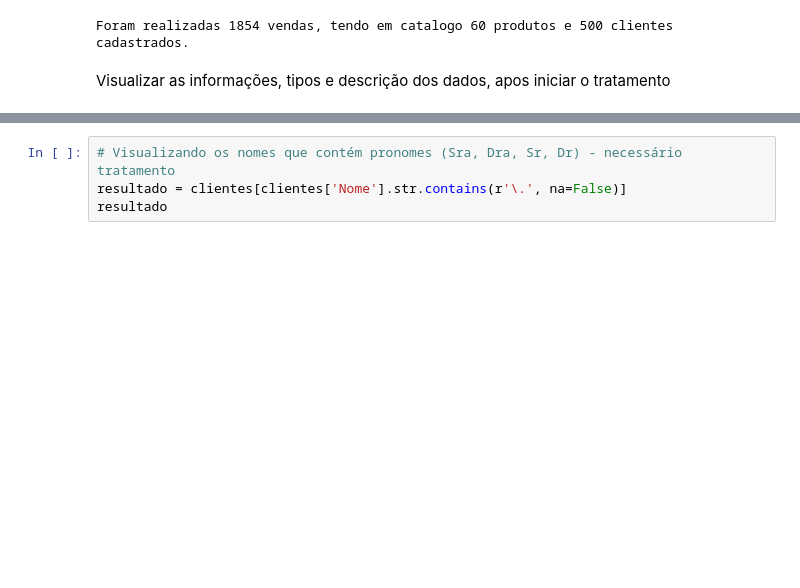
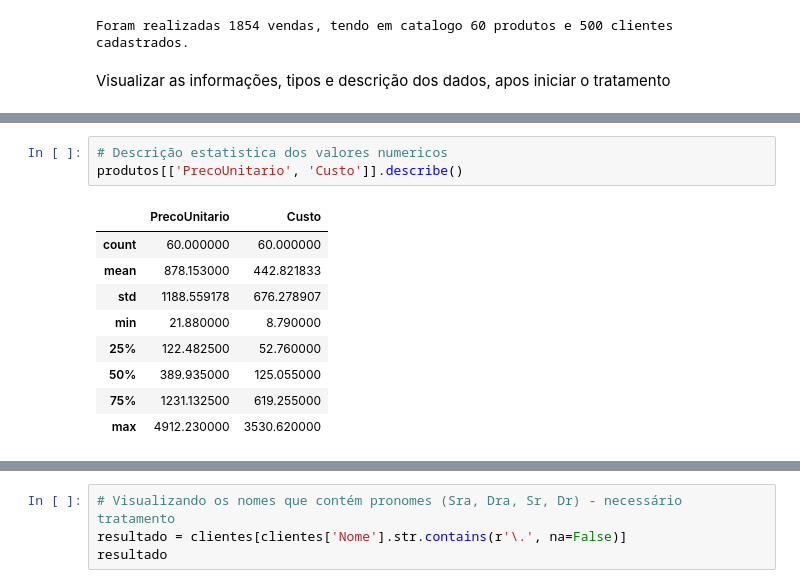
Before and after one commit to wendellbarcelos/Analise_Vendas_e_Performance, a Jupyter notebook: Analises.ipynb, the cells around one changed output, grey strips where cells are left out. Drawn from its saved outputs; the diff is of its cells as text; blank space fills up the shorter version.

```diff
--- a/Analises.ipynb
+++ b/Analises.ipynb
@@ -76,0 +165,13 @@ Visualizar as informações, tipos e descrição dos dados, apos iniciar o trata
+# %%
+# Descrição estatistica dos valores numericos
+produtos[['PrecoUnitario', 'Custo']].describe()
+# %% [output]
+|  | PrecoUnitario | Custo |
+| count | 60.000000 | 60.000000 |
+| mean | 878.153000 | 442.821833 |
+| std | 1188.559178 | 676.278907 |
+| min | 21.880000 | 8.790000 |
+| 25% | 122.482500 | 52.760000 |
+| 50% | 389.935000 | 125.055000 |
+| 75% | 1231.132500 | 619.255000 |
+| max | 4912.230000 | 3530.620000 |
```
Also changed, not shown: parts of 8 cells of this notebook, 3 other files.
